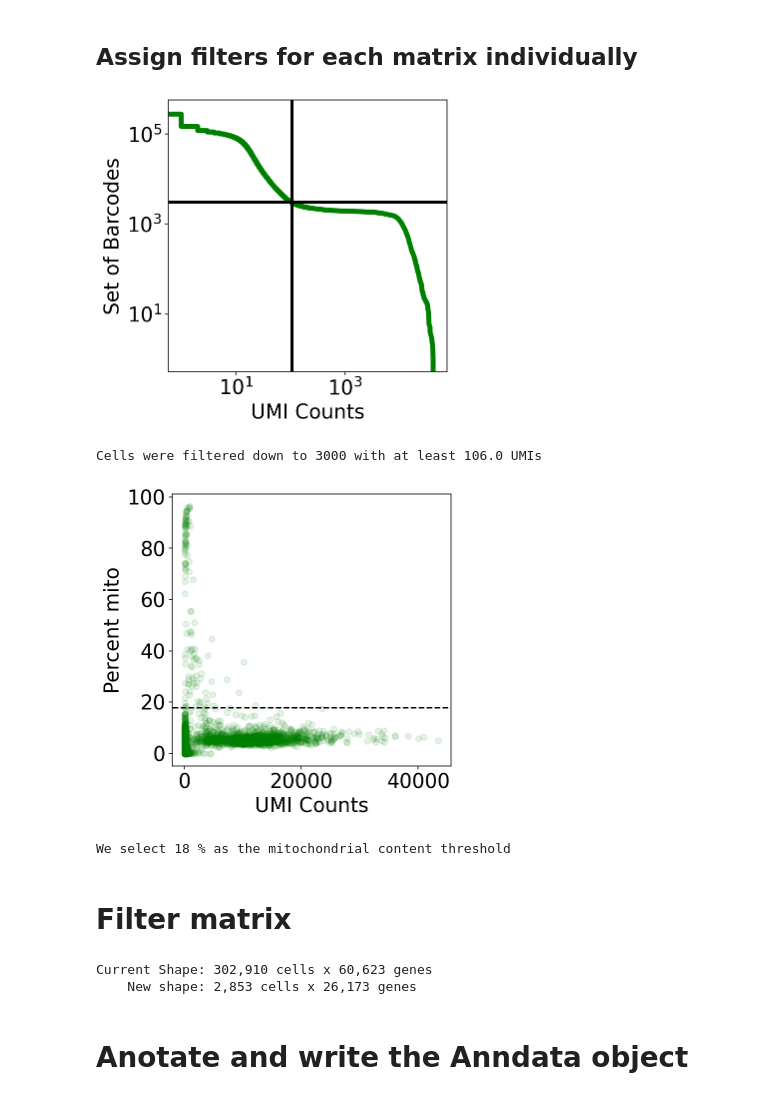
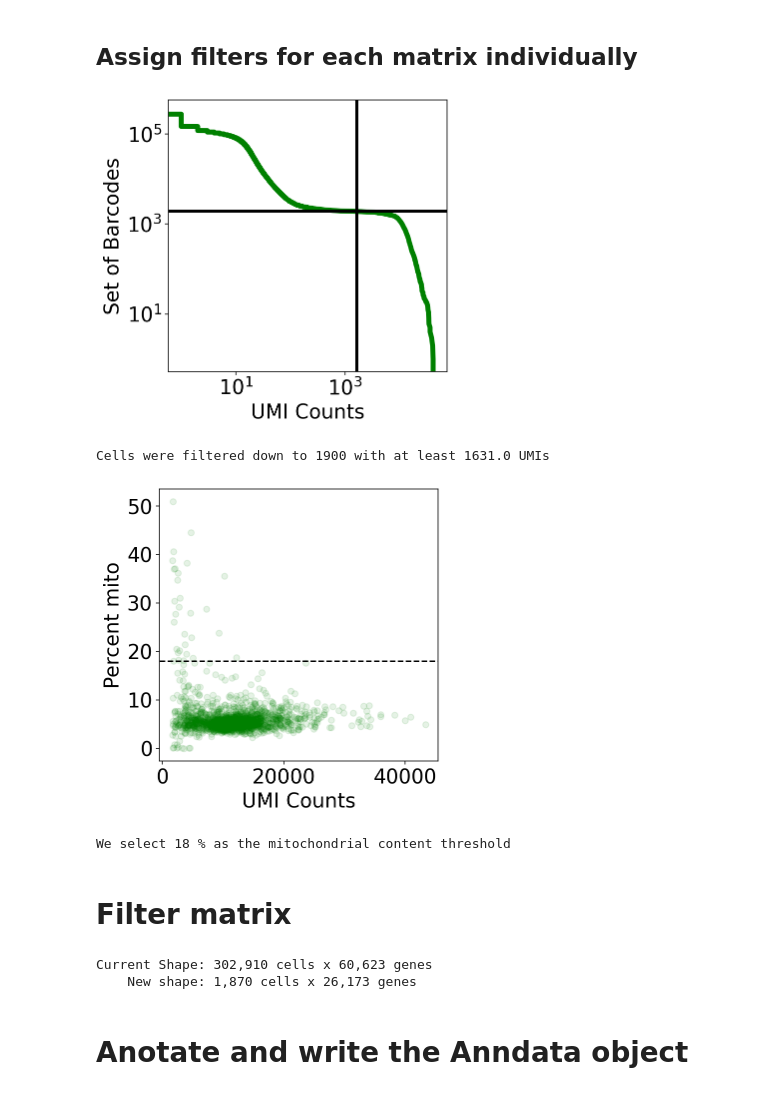
Before and after one commit to agalvezm/ACE2_scRNAseq, a Jupyter notebook: notebooks_countmatrices/GSE121600_GSM3439914.ipynb, the cells around one changed output. Drawn from its saved outputs; the diff is of its cells as text; code cells hidden in the pictures.

```diff
--- a/notebooks_countmatrices/GSE121600_GSM3439914.ipynb
+++ b/notebooks_countmatrices/GSE121600_GSM3439914.ipynb
@@ -375,7 +375,7 @@ gene_threshold = 3
 mito_criteria = 30
 # %%
 
-expected_num_cells = 3000#@param {type:"integer"}
+expected_num_cells = 1900#@param {type:"integer"}
 knee = np.sort(nd(results[sample_id[samp_n]].X.sum(axis=1)))[::-1]
 
 fig, ax = plt.subplots(figsize=(5, 5))
@@ -395,36 +395,36 @@ plt.show()
 
 cell_threshold = knee[expected_num_cells]
 
 results["cell_threshold" + sample_id[samp_n]] = knee[expected_num_cells]
 
 print ("Cells were filtered down to " + str(expected_num_cells) + " with at least " + str(cell_threshold) + " UMIs")
 
 
 mito_criteria = 18#@param {type:"integer"}
 results["mito_criteria" + sample_id[samp_n]] = mito_criteria
 
 fig, ax = plt.subplots(figsize=(5,5))
 
 
 x = nd(results[sample_id[samp_n]].obs["cell_counts"][results[sample_id[i]].obs["cell_counts"] > cell_threshold])
 y = nd(results[sample_id[samp_n]].obs["percent_mito"][results[sample_id[i]].obs["cell_counts"] > cell_threshold])
 
 ax.scatter(x, y, color="green", alpha=0.1)
 
 ax.axhline(y=mito_criteria, linestyle="--", color="k")
 
 
 ax.set_xlabel("UMI Counts")
 ax.set_ylabel("Percent mito")
 
 
 plt.show()
 
 print("We select " + str(mito_criteria) + " % as the mitochondrial content threshold")
 # %% [output]
-[figure, old version]
+[figure, new version]
-Cells were filtered down to 3000 with at least 106.0 UMIs
+Cells were filtered down to 1900 with at least 1631.0 UMIs
-[figure, old version]
+[figure, new version]
 We select 18 % as the mitochondrial content threshold
 # %% [markdown]
 # Filter matrix
@@ -442,7 +442,7 @@ for i in range(no_samples):
   results["data_" + sample_id[i]] = results[sample_id[i]][cell_mask, gene_mask]
 # %% [output]
 Current Shape: 302,910 cells x 60,623 genes
-    New shape: 2,853 cells x 26,173 genes
+    New shape: 1,870 cells x 26,173 genes
 # %% [markdown]
 # Anotate and write the Anndata object
 # %%
```
Also changed, not shown: parts of 4 cells of this notebook.
